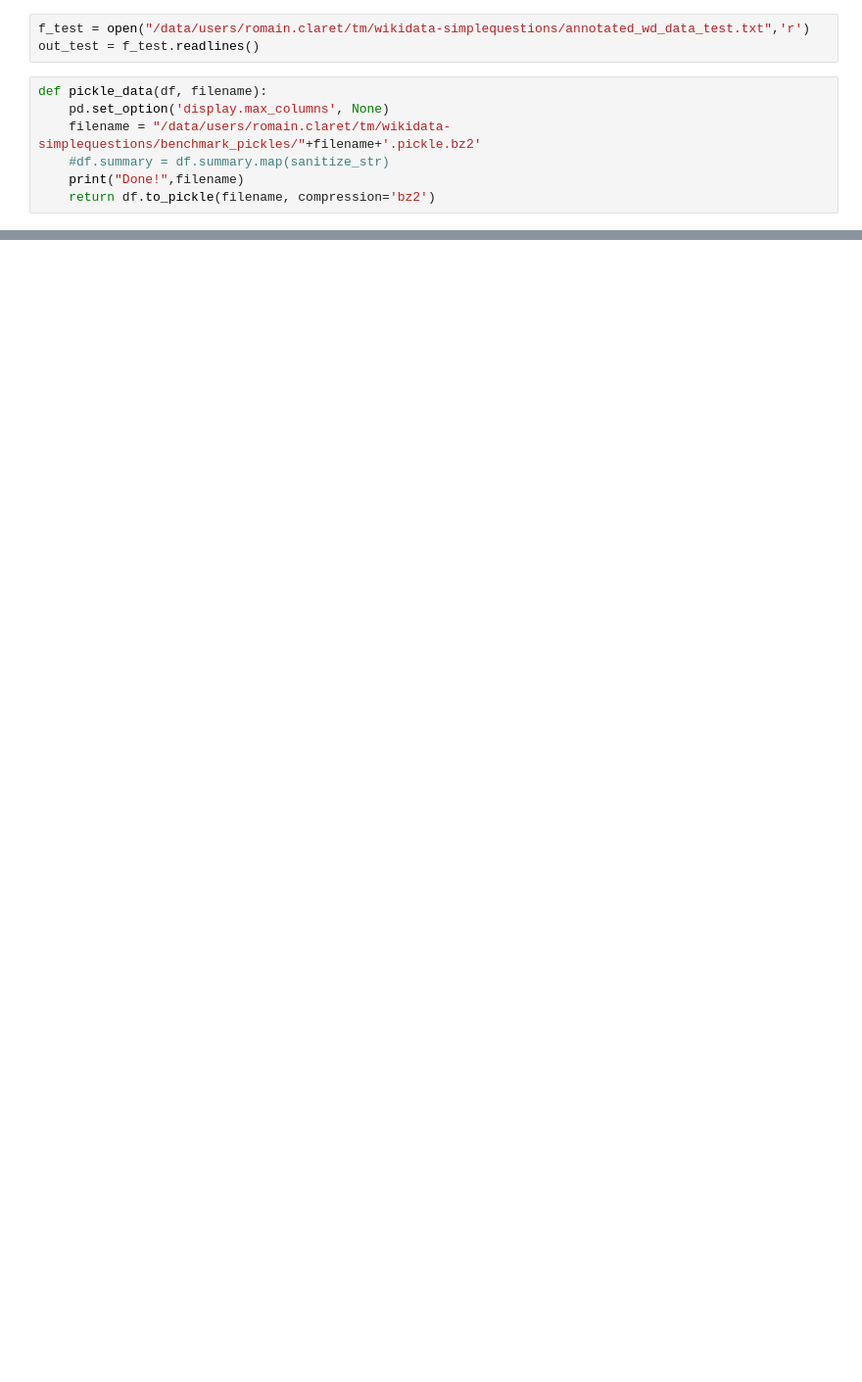
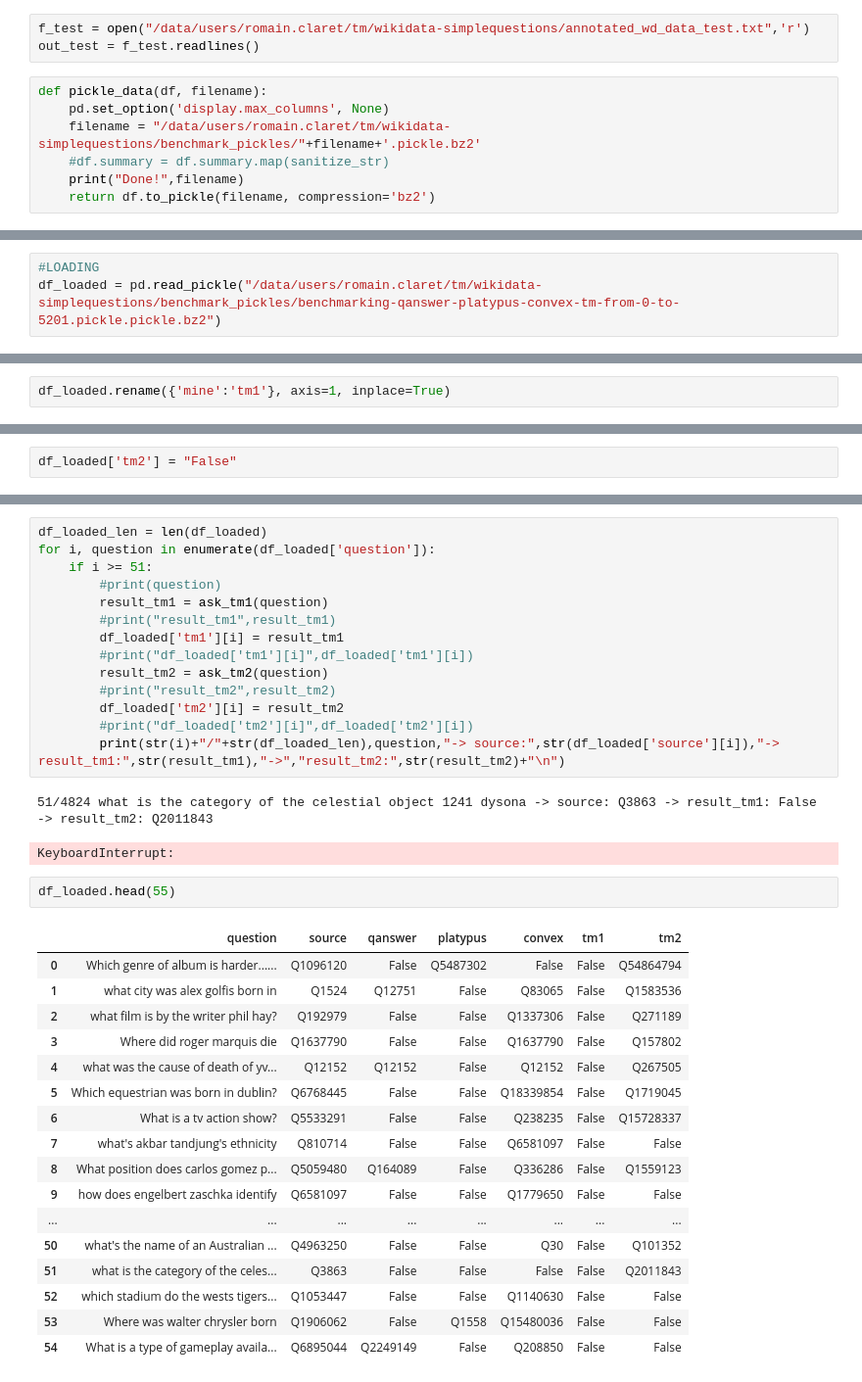
Before and after one commit to RomainClaret/mse.thesis.code, a Jupyter notebook: playground-benchmarking-qa-systems.ipynb, the cells around one changed output, grey strips where cells are left out. Shown: that part at 98% size. Drawn from its saved outputs; the diff is of its cells as text; blank space fills up the shorter version.

Commit message:
➕ qa version 2 ➕ benchmarking ➕ telegram of qa and baselines

```diff
--- a/playground-benchmarking-qa-systems.ipynb
+++ b/playground-benchmarking-qa-systems.ipynb
@@ -173 +179,4 @@ df0_408['mine'] = False
+# %%
+#LOADING
+df_loaded = pd.read_pickle("/data/users/romain.claret/tm/wikidata-simplequestions/benchmark_pickles/benchmarking-qanswer-platypus-convex-tm-from-0-to-5201.pickle.pickle.bz2")
 # %%
@@ -190,0 +200,2 @@ df
+# %%
+df_loaded.rename({'mine':'tm1'}, axis=1, inplace=True)
@@ -190,0 +218,2 @@ df
+# %%
+df_loaded['tm2'] = "False"
@@ -190,0 +247,37 @@ df
+# %%
+df_loaded_len = len(df_loaded)
+for i, question in enumerate(df_loaded['question']):
+    if i >= 51:
+        #print(question)
+        result_tm1 = ask_tm1(question)
+        #print("result_tm1",result_tm1)
+        df_loaded['tm1'][i] = result_tm1
+        #print("df_loaded['tm1'][i]",df_loaded['tm1'][i])
+        result_tm2 = ask_tm2(question)
+        #print("result_tm2",result_tm2)
+        df_loaded['tm2'][i] = result_tm2
+        #print("df_loaded['tm2'][i]",df_loaded['tm2'][i])
+        print(str(i)+"/"+str(df_loaded_len),question,"-> source:",str(df_loaded['source'][i]),"-> result_tm1:",str(result_tm1),"->","result_tm2:",str(result_tm2)+"\n")
+# %% [output]
+51/4824 what is the category of the celestial object 1241 dysona -> source: Q3863 -> result_tm1: False -> result_tm2: Q2011843
+KeyboardInterrupt:
+# %%
+df_loaded.head(55)
+# %% [output]
+|  | question | source | qanswer | platypus | convex | tm1 | tm2 |
+| 0 | Which genre of album is harder...... | Q1096120 | False | Q5487302 | False | False | Q54864794 |
+| 1 | what city was alex golfis born in | Q1524 | Q12751 | False | Q83065 | False | Q1583536 |
+| 2 | what film is by the writer phil hay? | Q192979 | False | False | Q1337306 | False | Q271189 |
+| 3 | Where did roger marquis die | Q1637790 | False | False | Q1637790 | False | Q157802 |
+| 4 | what was the cause of death of yv... | Q12152 | Q12152 | False | Q12152 | False | Q267505 |
+| 5 | Which equestrian was born in dublin? | Q6768445 | False | False | Q18339854 | False | Q1719045 |
+| 6 | What is a tv action show? | Q5533291 | False | False | Q238235 | False | Q15728337 |
+| 7 | what's akbar tandjung's ethnicity | Q810714 | False | False | Q6581097 | False | False |
+| 8 | What position does carlos gomez p... | Q5059480 | Q164089 | False | Q336286 | False | Q1559123 |
+| 9 | how does engelbert zaschka identify | Q6581097 | False | False | Q1779650 | False | False |
+| ... | ... | ... | ... | ... | ... | ... | ... |
+| 50 | what's the name of an Australian ... | Q4963250 | False | False | Q30 | False | Q101352 |
+| 51 | what is the category of the celes... | Q3863 | False | False | False | False | Q2011843 |
+| 52 | which stadium do the wests tigers... | Q1053447 | False | False | Q1140630 | False | False |
+| 53 | Where was walter chrysler born | Q1906062 | False | Q1558 | Q15480036 | False | False |
+| 54 | What is a type of gameplay availa... | Q6895044 | Q2249149 | False | Q208850 | False | False |
```
Also changed, not shown: parts of 22 cells of this notebook, 11 other files.
